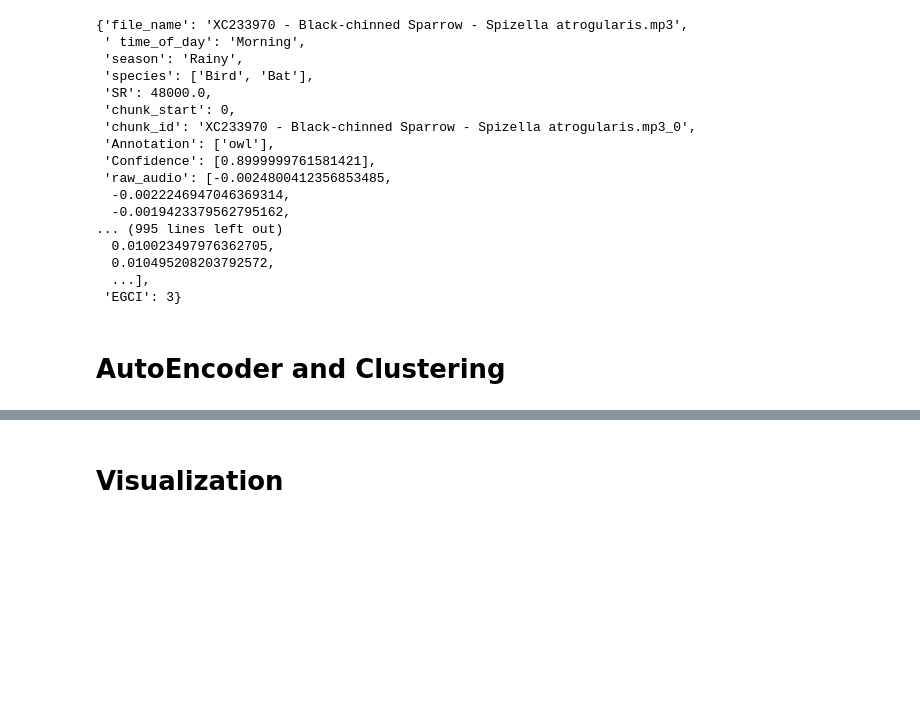
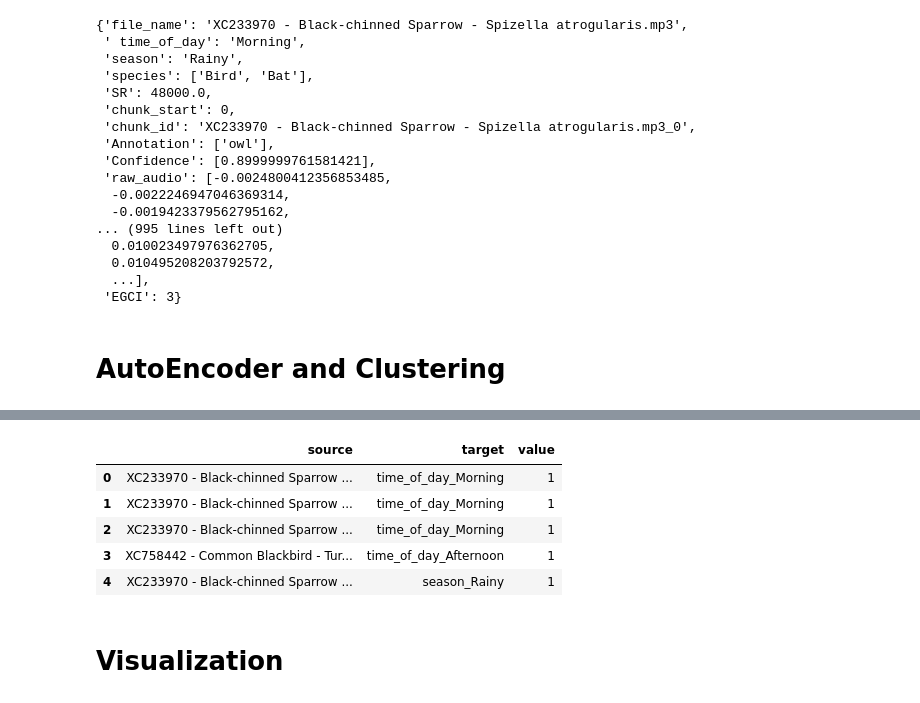
Before and after one commit to UCSD-E4E/acoustic_knowledge_discovery, a Jupyter notebook: train_demo.ipynb, the cells around one changed output, grey strips where cells are left out. Cells and saved outputs as stored; diff of their text form; code cells hidden in the pictures; blank space fills up the shorter version.

```diff
--- a/train_demo.ipynb
+++ b/train_demo.ipynb
@@ -110,7 +107,7 @@ Chunk-level Operations
 # %%
 #Insert EGCI
 egci = features.EGCI()
-chunkDS= egci(chunkDS)
+chunkDS= egci(chunkDS, num_proc=1)
 # %%
 #verify EGCI column properly added
 for row in chunkDS.chunk_ds["train"]:
@@ -215,0 +226,6 @@ chunkDS.chunk_ds
+# %%
+test = chunkDS.chunk_ds.select_columns(["file_name", " time_of_day", "season", "species", "chunk_id", "Annotation", "EGCI", "sample_models/dim_10_muha.pt_embeddings_clusters"])
+nodes = test["train"].to_pandas().melt()
+nodes["id"] = nodes["variable"] + "_" + nodes["value"].apply(str)
+nodes["group"] = nodes["variable"].apply(lambda x: list(nodes["variable"].unique()).index(x))
+nodes[["id", "group"]].head()
@@ -215,0 +239,13 @@ chunkDS.chunk_ds
+# %%
+edge_list = test["train"].to_pandas().melt(id_vars="file_name")
+edge_list["target"] = edge_list["variable"] + "_" + edge_list["value"].apply(str)
+edge_list["source"] = "file_name" + "_" +  edge_list["file_name"]
+edge_list["value"] = 1
+edge_list[["source", "target", "value"]].head()
+# %% [output]
+|  | source | target | value |
+| 0 | XC233970 - Black-chinned Sparrow ... | time_of_day_Morning | 1 |
+| 1 | XC233970 - Black-chinned Sparrow ... | time_of_day_Morning | 1 |
+| 2 | XC233970 - Black-chinned Sparrow ... | time_of_day_Morning | 1 |
+| 3 | XC758442 - Common Blackbird - Tur... | time_of_day_Afternoon | 1 |
+| 4 | XC233970 - Black-chinned Sparrow ... | season_Rainy | 1 |
```
Also changed, not shown: parts of 10 cells of this notebook, 3 other files.
